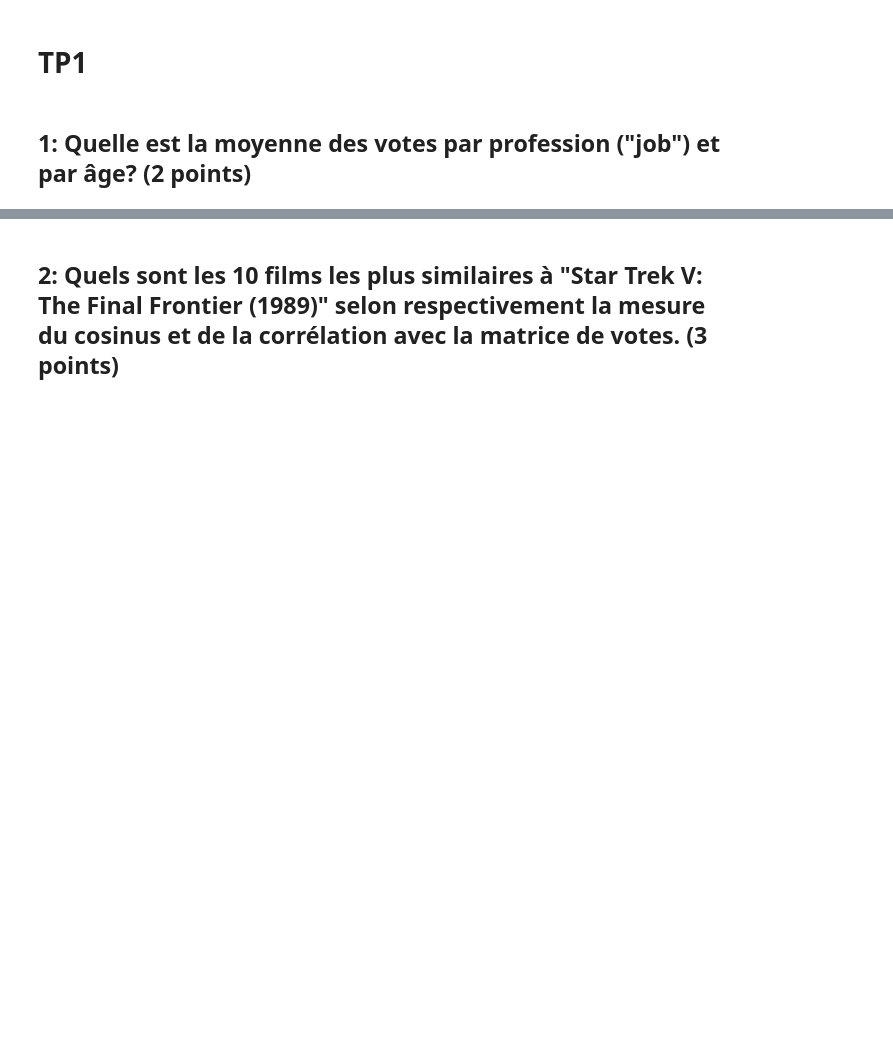
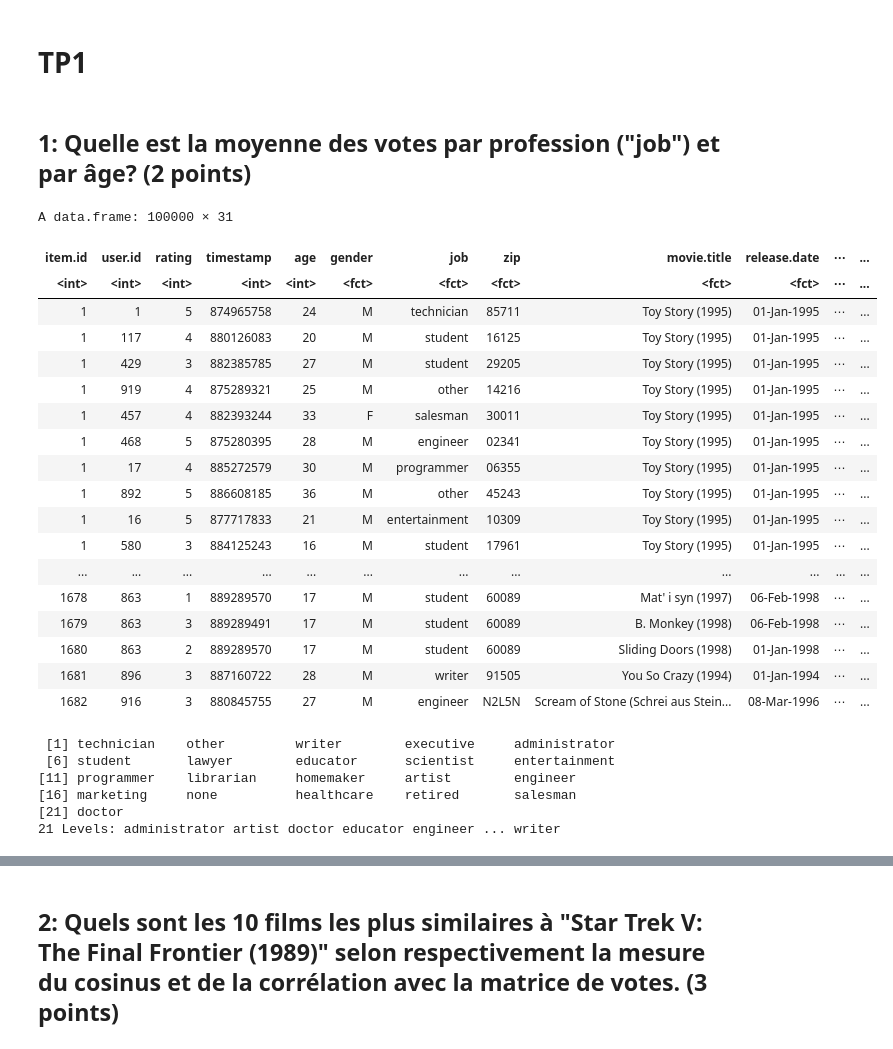
Before and after one commit to FabriceCh/log6308, a Jupyter notebook: tp1/Untitled.ipynb, the cells around one changed output, grey strips where cells are left out. Drawn from its saved outputs; the diff is of its cells as text; code cells hidden in the pictures; blank space fills up the shorter version.

```diff
--- a/tp1/Untitled.ipynb
+++ b/tp1/Untitled.ipynb
@@ -2,3 +2,8 @@
 # TP1
 # %% [markdown]
 ## 1: Quelle est la moyenne des votes par profession ("job") et par âge? (2 points)
+# %%
+### Lecture des données
+user <- read.csv(file='u.user.csv', sep='|', header=T)
+item <- read.csv(file='u.item.csv', sep='|', header=T)
+data <- read.csv(file='u.data.csv', sep='|', header=T)
@@ -4,0 +15,40 @@
+# %%
+# merge des dataframes en un seul
+colnames(user)[colnames(user)=="id"] <- "user.id"
+colnames(item)[colnames(item)=="movie.id"] <- "item.id"
+
+allData <- merge(x=data,y=user,by="user.id",all=TRUE)
+allData <- merge(x=allData,y=item,by="item.id",all=TRUE)
+allData
+# %% [output]
+A data.frame: 100000 × 31
+| item.id | user.id | rating | timestamp | age | gender | job | zip | movie.title | release.date | ⋯ | ... |
+| <int> | <int> | <int> | <int> | <int> | <fct> | <fct> | <fct> | <fct> | <fct> | ⋯ | ... |
+| 1 | 1 | 5 | 874965758 | 24 | M | technician | 85711 | Toy Story (1995) | 01-Jan-1995 | ⋯ | ... |
+| 1 | 117 | 4 | 880126083 | 20 | M | student | 16125 | Toy Story (1995) | 01-Jan-1995 | ⋯ | ... |
+| 1 | 429 | 3 | 882385785 | 27 | M | student | 29205 | Toy Story (1995) | 01-Jan-1995 | ⋯ | ... |
+| 1 | 919 | 4 | 875289321 | 25 | M | other | 14216 | Toy Story (1995) | 01-Jan-1995 | ⋯ | ... |
+| 1 | 457 | 4 | 882393244 | 33 | F | salesman | 30011 | Toy Story (1995) | 01-Jan-1995 | ⋯ | ... |
+| 1 | 468 | 5 | 875280395 | 28 | M | engineer | 02341 | Toy Story (1995) | 01-Jan-1995 | ⋯ | ... |
+| 1 | 17 | 4 | 885272579 | 30 | M | programmer | 06355 | Toy Story (1995) | 01-Jan-1995 | ⋯ | ... |
+| 1 | 892 | 5 | 886608185 | 36 | M | other | 45243 | Toy Story (1995) | 01-Jan-1995 | ⋯ | ... |
+| 1 | 16 | 5 | 877717833 | 21 | M | entertainment | 10309 | Toy Story (1995) | 01-Jan-1995 | ⋯ | ... |
+| 1 | 580 | 3 | 884125243 | 16 | M | student | 17961 | Toy Story (1995) | 01-Jan-1995 | ⋯ | ... |
+| ... | ... | ... | ... | ... | ... | ... | ... | ... | ... | ... | ... |
+| 1678 | 863 | 1 | 889289570 | 17 | M | student | 60089 | Mat' i syn (1997) | 06-Feb-1998 | ⋯ | ... |
+| 1679 | 863 | 3 | 889289491 | 17 | M | student | 60089 | B. Monkey (1998) | 06-Feb-1998 | ⋯ | ... |
+| 1680 | 863 | 2 | 889289570 | 17 | M | student | 60089 | Sliding Doors (1998) | 01-Jan-1998 | ⋯ | ... |
+| 1681 | 896 | 3 | 887160722 | 28 | M | writer | 91505 | You So Crazy (1994) | 01-Jan-1994 | ⋯ | ... |
+| 1682 | 916 | 3 | 880845755 | 27 | M | engineer | N2L5N | Scream of Stone (Schrei aus Stein... | 08-Mar-1996 | ⋯ | ... |
+# %%
+# tableau contenant toutes les professions (uniques)
+professions = user[,c('job')]
+uniqueProfessions = unique(professions)
+uniqueProfessions
+# %% [output]
+ [1] technician    other         writer        executive     administrator
+ [6] student       lawyer        educator      scientist     entertainment
+[11] programmer    librarian     homemaker     artist        engineer
+[16] marketing     none          healthcare    retired       salesman
+[21] doctor
+21 Levels: administrator artist doctor educator engineer ... writer
```
Also changed, not shown: parts of 3 cells of this notebook.
